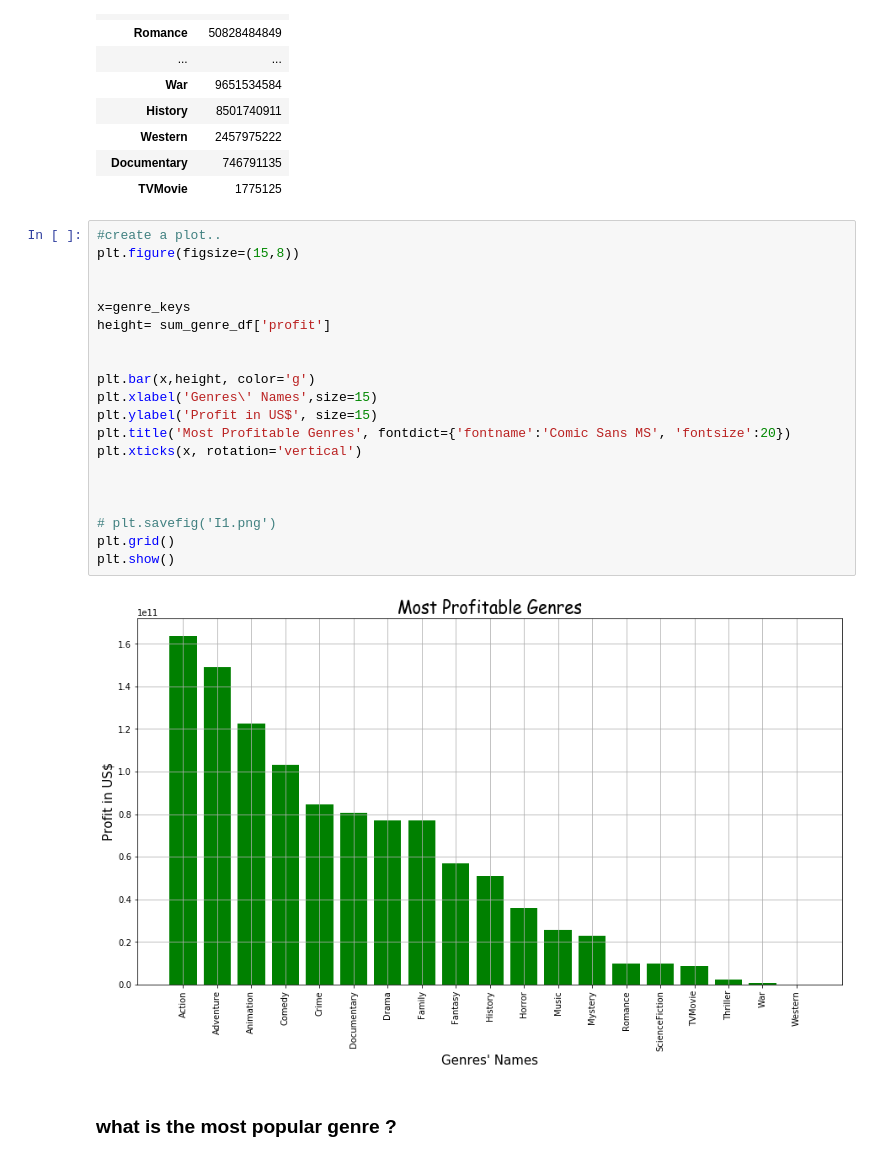
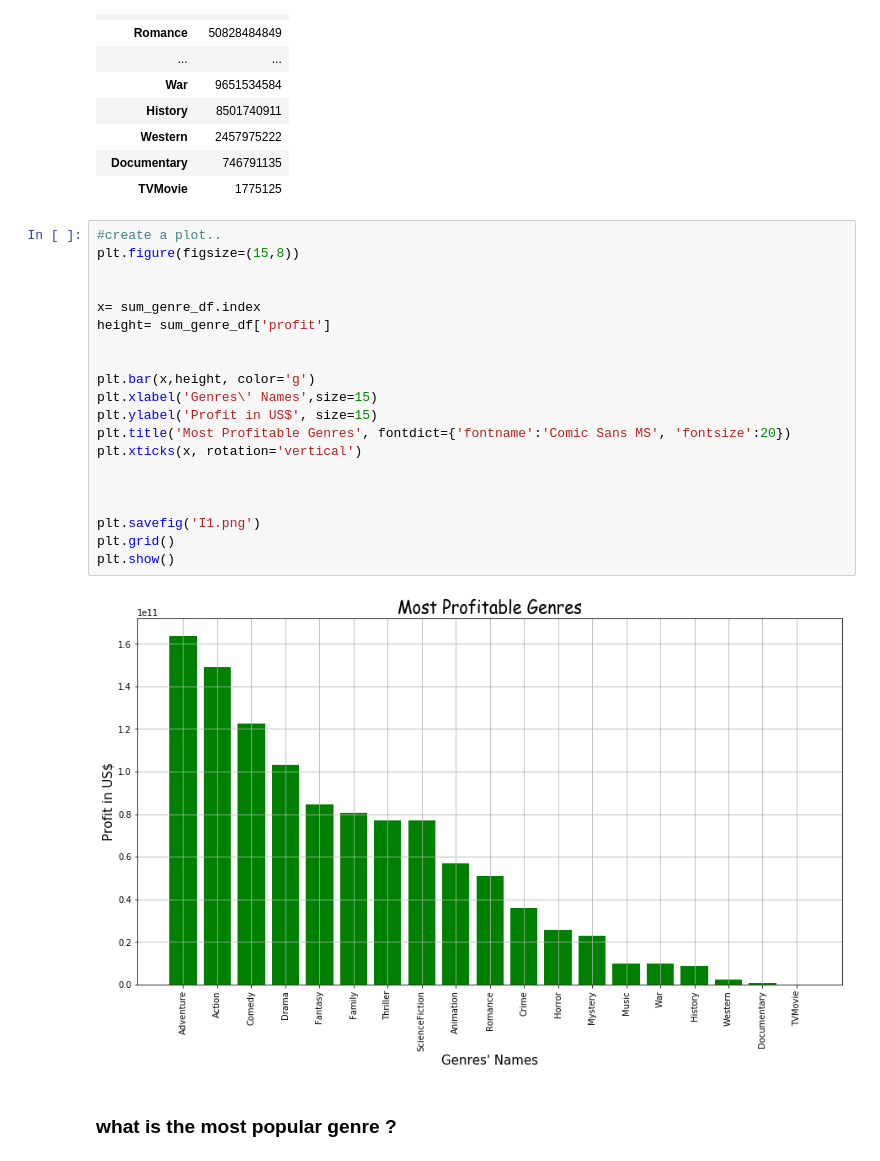
Before and after one commit to alimahzoon/Microsoft-Movie-Analysis, a Jupyter notebook: CorrelationAnalysis.ipynb, the cells around one changed output. Cells and saved outputs as stored; diff of their text form.

Commit message:
Images Updated

```diff
--- a/CorrelationAnalysis.ipynb
+++ b/CorrelationAnalysis.ipynb
@@ -172,25 +172,25 @@ sum_genre_df
 # %%
 #create a plot..
 plt.figure(figsize=(15,8))
 
 
-x=genre_keys
+x= sum_genre_df.index
 height= sum_genre_df['profit']
 
 
 plt.bar(x,height, color='g')
 plt.xlabel('Genres\' Names',size=15)
 plt.ylabel('Profit in US$', size=15)
 plt.title('Most Profitable Genres', fontdict={'fontname':'Comic Sans MS', 'fontsize':20})
 plt.xticks(x, rotation='vertical')
 
 
 
-# plt.savefig('I1.png')
+plt.savefig('I1.png')
 plt.grid()
 plt.show()
 # %% [output]
-[figure, old version]
+[figure, new version]
 # %% [markdown]
 ### what is the most popular genre ?
 # %%
```
Also changed, not shown: parts of 2 cells of this notebook, 3 other files.
